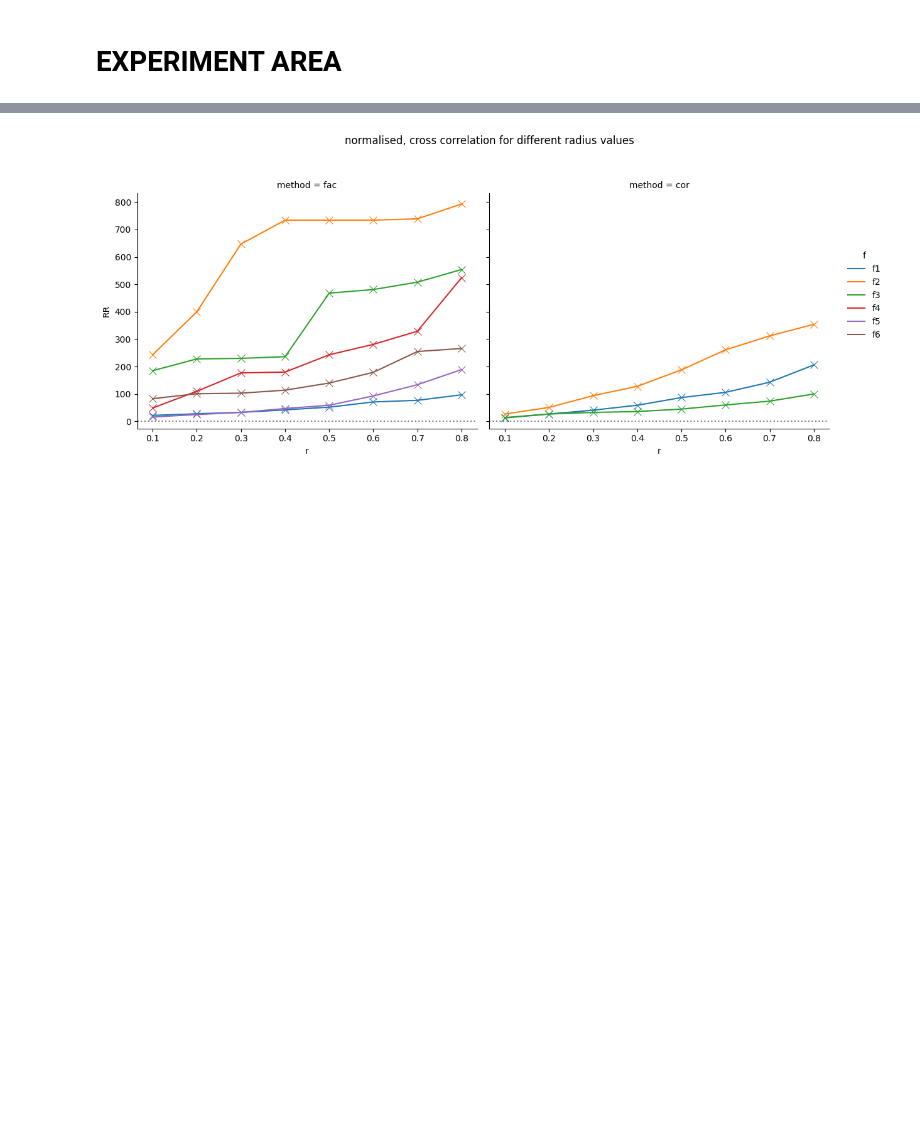
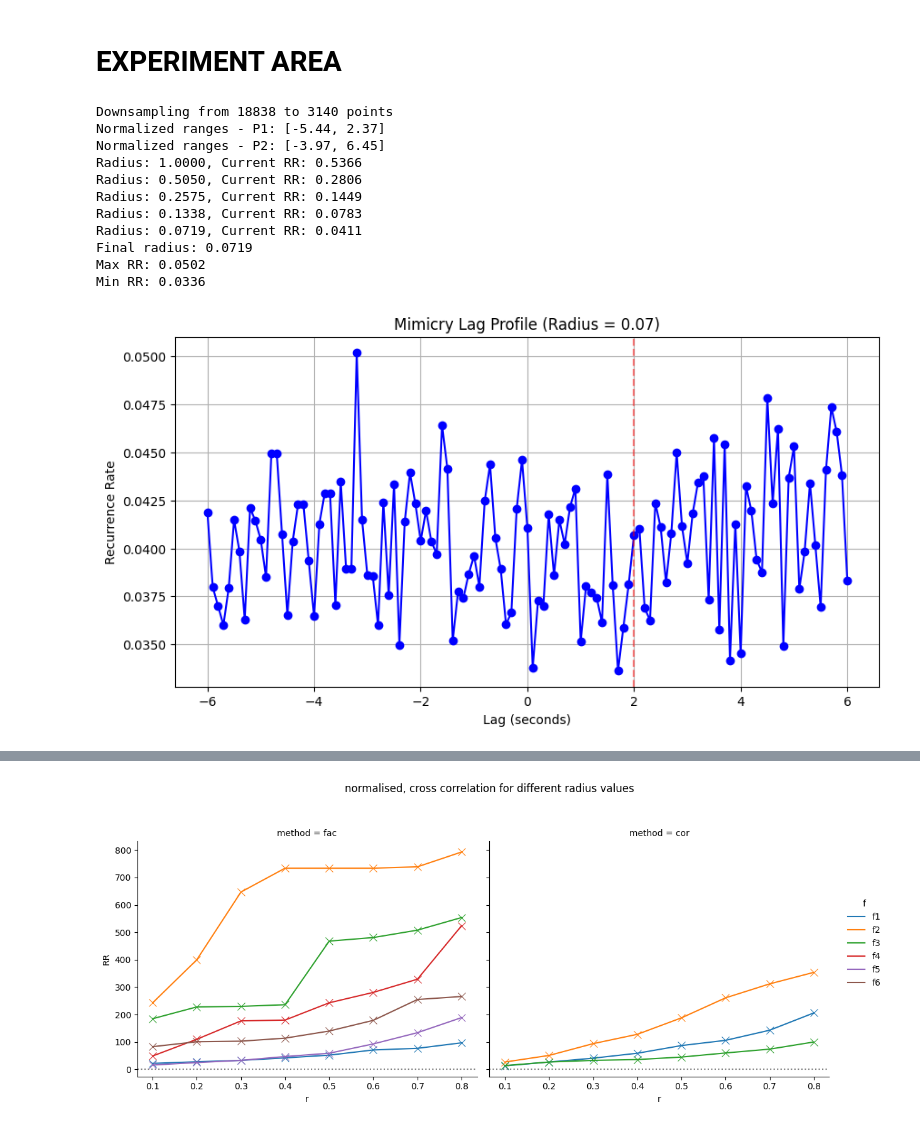
Before and after one commit to erikfrohn/facial-expression-interpersonal-association, a Jupyter notebook: main.ipynb, the cells around one changed output, grey strips where cells are left out. Saved outputs shown, nothing was run; the diff lists cells and outputs as text; code cells hidden in the pictures; blank space fills up the shorter version.

Commit message:
new crqa function

```diff
--- a/main.ipynb
+++ b/main.ipynb
@@ -18,7 +18,7 @@ import util.video_transformation as vt
 from scipy.stats import pearsonr
 
 
-LOCATION = "old-data"
+LOCATION = "data"
 ACTION_UNITS = "au"
 FEATURE_FOLDER = "features"
 CORRELATION_FOLDER = 'correlations'
@@ -169,7 +173,7 @@ for pair in os.listdir(LOCATION):
         break
     w = pd.read_csv(os.path.join(LOCATION, pair, f'{pair}_corrca_weights.csv'))
     for file in os.listdir(os.path.join(LOCATION, pair, ACTION_UNITS)):
-        if ".csv" in file and 'NaN' in file:
+        if ".csv" in file and 'Data' not in file:
             filename = os.path.join(LOCATION, pair, ACTION_UNITS, file)
             participant, _ = file.split("_", 1)
             df = pd.read_csv(filename)
@@ -274,2 +281,40 @@ files of pairs in 19_20_discussion_phase_0 do not have the same amount of datapo
 # %% [markdown]
 # EXPERIMENT AREA
+# %%
+import pandas as pd
+import util.feature_selection as fs
+import util.correlation_measure as cm
+import matplotlib.pyplot as plt
+import seaborn as sns
+import numpy as np
+import os
+
+files1 = os.path.join(LOCATION, '07_08', FEATURE_FOLDER)
+files2 = os.path.join(LOCATION, '09_10', FEATURE_FOLDER)
+nav = pd.read_csv(os.path.join(files1, 'pp07_reschu_run_1_corrca.csv'))
+pil = pd.read_csv(os.path.join(files1, 'pp08_reschu_run_1_corrca.csv'))
+
+lags, rr_profile, radius = cm.crqa_lag_analysis(nav['f1'].values, pil['f1'].values, debug=True)
+
+# Plot results
+plt.figure(figsize=(10, 5))
+plt.plot(lags, rr_profile, 'b-o')
+plt.axvline(2, color='r', linestyle='--', alpha=0.5)
+plt.xlabel('Lag (seconds)')
+plt.ylabel('Recurrence Rate')
+plt.title(f'Mimicry Lag Profile (Radius = {radius:.2f})')
+plt.grid(True)
+plt.show()
+# %% [output]
+Downsampling from 18838 to 3140 points
+Normalized ranges - P1: [-5.44, 2.37]
+Normalized ranges - P2: [-3.97, 6.45]
+Radius: 1.0000, Current RR: 0.5366
+Radius: 0.5050, Current RR: 0.2806
+Radius: 0.2575, Current RR: 0.1449
+Radius: 0.1338, Current RR: 0.0783
+Radius: 0.0719, Current RR: 0.0411
+Final radius: 0.0719
+Max RR: 0.0502
+Min RR: 0.0336
+[figure, added]
```
Also changed, not shown: parts of 10 cells of this notebook, 1 other file.
